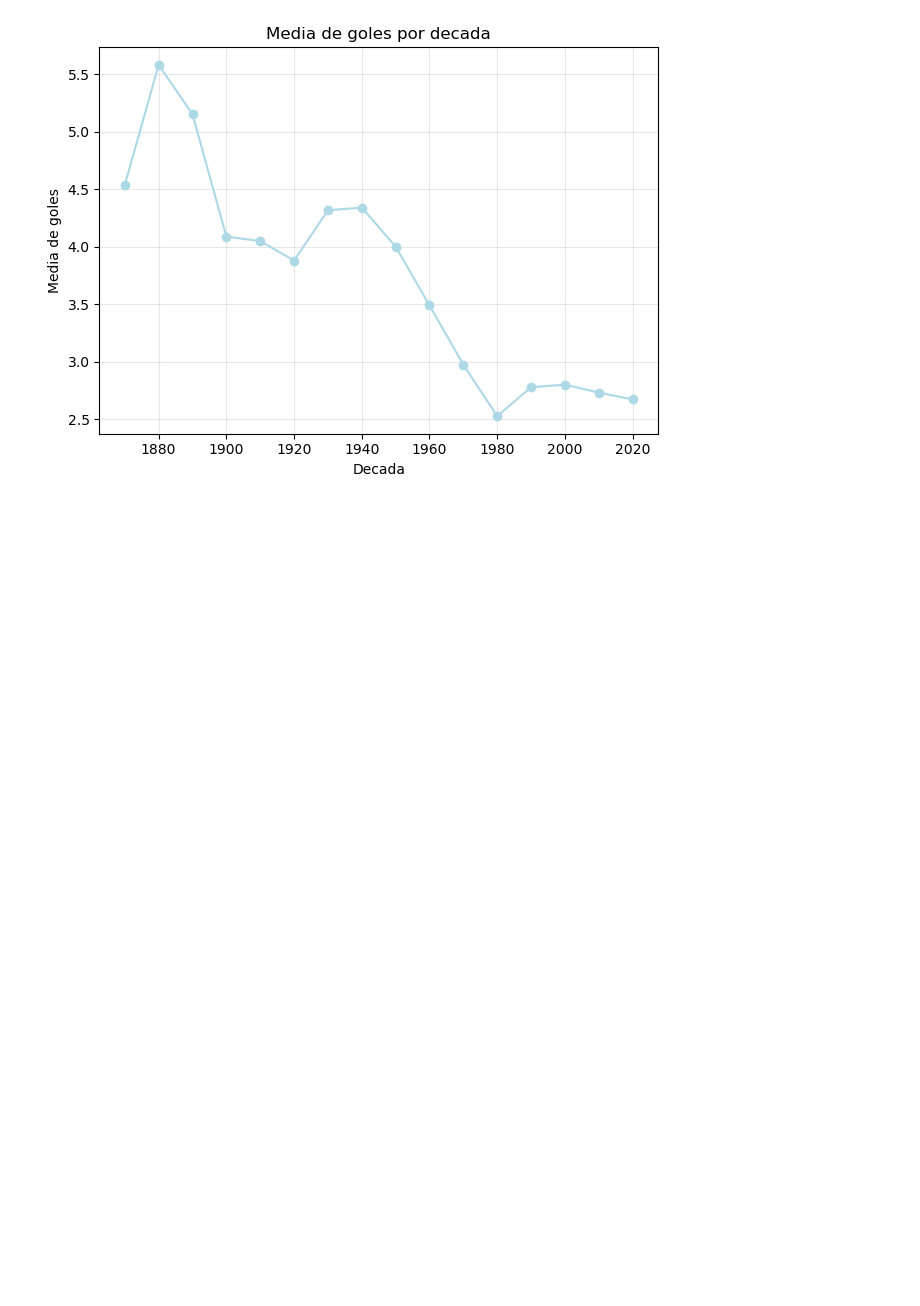
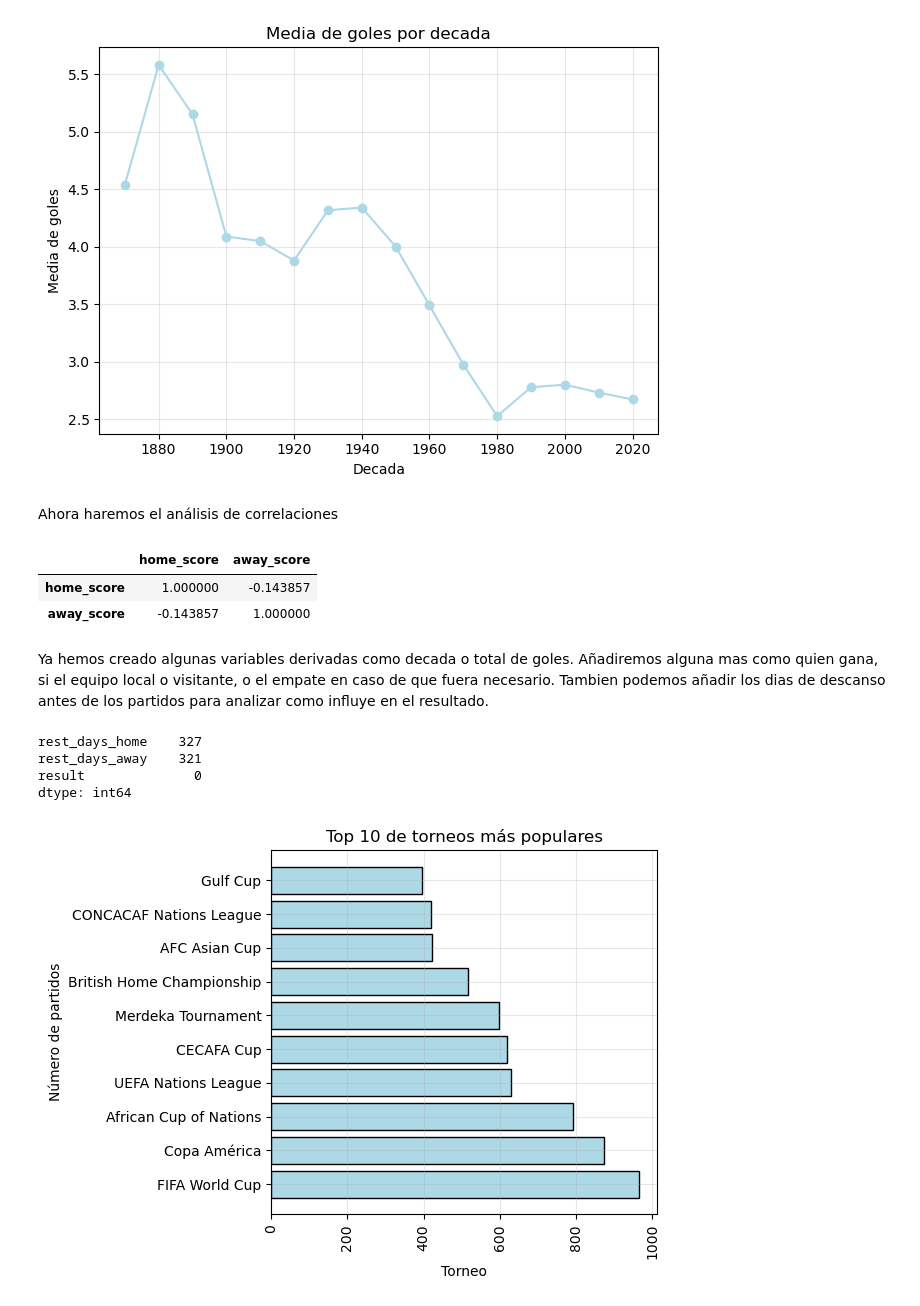
Before and after one commit to nestorojeda/MatematicasFeedback, a Jupyter notebook: code/notebook.ipynb, the cells around one changed output. Drawn from its saved outputs; the diff is of its cells as text; code cells hidden in the pictures; blank space fills up the shorter version.

Commit message:
Added more plots

```diff
--- a/code/notebook.ipynb
+++ b/code/notebook.ipynb
@@ -143,3 +143,48 @@ plt.tight_layout()
 plt.show()
 # %% [output]
 [figure]
+# %% [markdown]
+Ahora haremos el análisis de correlaciones
+# %%
+#Obtenemos la matriz de correlación
+results_df_numeric = results_df.select_dtypes(include=['float64', 'int64']).drop(columns=['decade', 'total_goals'])
+correlation_matrix = results_df_numeric.corr()
+correlation_matrix
+# %% [output]
+|  | home_score | away_score |
+| home_score | 1.000000 | -0.143857 |
+| away_score | -0.143857 | 1.000000 |
+# %% [markdown]
+Ya hemos creado algunas variables derivadas como decada o total de goles. Añadiremos alguna mas como quien gana, si el equipo local o visitante, o el empate en caso de que fuera necesario. Tambien podemos añadir los dias de descanso antes de los partidos para analizar como influye en el resultado.
+# %%
+results_df['result'] = results_df['home_score'] - results_df['away_score']
+results_df['result'] = results_df['result'].apply(lambda x: 'home' if x > 0 else 'draw' if x == 0 else 'away')
+# %%
+# Procesamos la fecha para poder operar con ella
+results_df['date'] = pd.to_datetime(results_df['date'])
+results_df['rest_days_home'] = results_df.groupby('home_team')['date'].diff().dt.days
+results_df['rest_days_away'] = results_df.groupby('away_team')['date'].diff().dt.days
+# %%
+# Comprobamos si existen valores nulos
+results_df[['rest_days_home', 'rest_days_away', 'result']].isnull().sum()
+# %% [output]
+rest_days_home    327
+rest_days_away    321
+result              0
+dtype: int64
+# %%
+#Imputamos 0 días de descanso para esos casos
+results_df.fillna(0, inplace=True)
+# %%
+# Top 10 de torneos más populares sin contar amistosos y clasificatorias
+top_10_tournaments = results_df['tournament'].loc[~results_df['tournament'].str.contains('Friendly|qualification')].value_counts().head(10)
+plt.barh(top_10_tournaments.index, top_10_tournaments.values, color='lightblue', edgecolor='black')
+plt.xticks(rotation=90)
+plt.title('Top 10 de torneos más populares')
+plt.xlabel('Torneo')
+plt.ylabel('Número de partidos')
+plt.grid(True, alpha=0.3)
+plt.tight_layout()
+plt.show()
+# %% [output]
+[figure, added]
```
Also changed, not shown: parts of 1 cell of this notebook.
